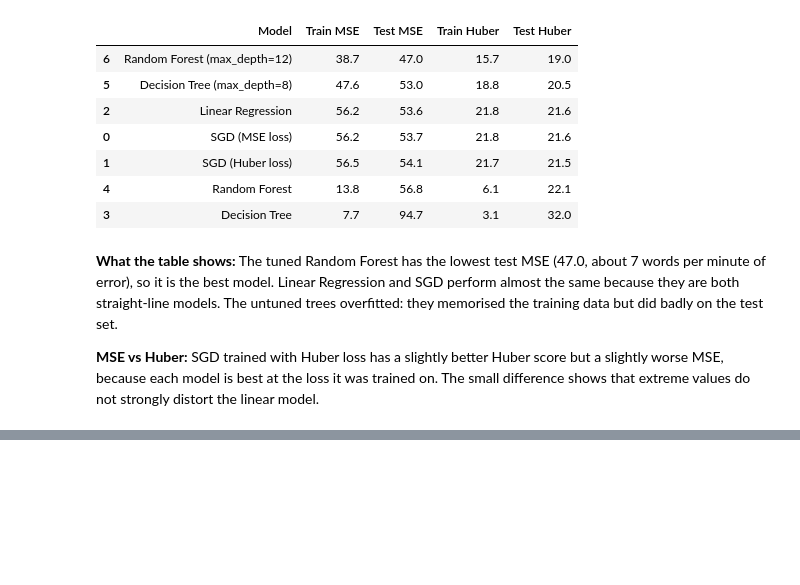
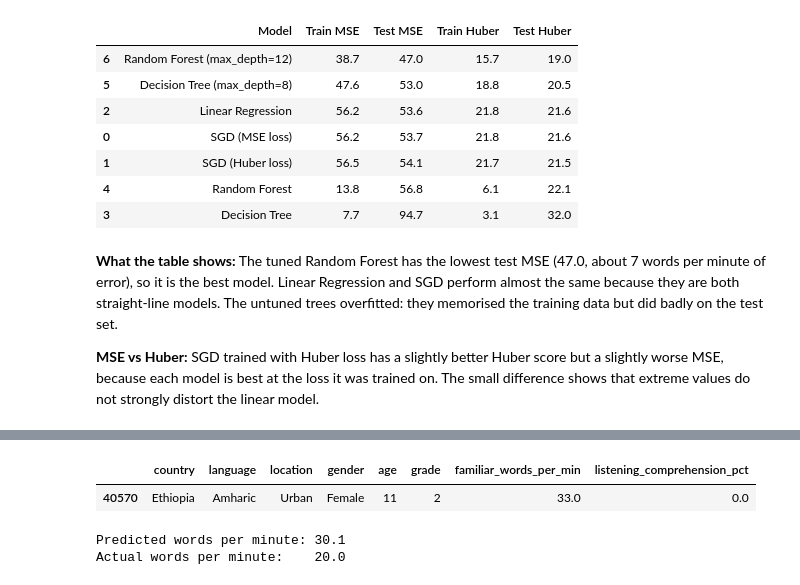
Before and after one commit to ishejaladouce/linear_regression_model, a Jupyter notebook: summative/linear_regression/multivariate.ipynb, the cells around one changed output, grey strips where cells are left out. Saved outputs shown, nothing was run; the diff lists cells and outputs as text; code cells hidden in the pictures; blank space fills up the shorter version.

```diff
--- a/summative/linear_regression/multivariate.ipynb
+++ b/summative/linear_regression/multivariate.ipynb
@@ -280,0 +399,14 @@ results_df
+# %%
+def predict_one(row, model_path="../API/best_model.pkl"):
+    model = joblib.load(model_path)
+    return float(model.predict(row)[0])
+
+one_child = X_test.iloc[[0]]
+display(one_child)
+print("Predicted words per minute:", round(predict_one(one_child), 1))
+print("Actual words per minute:   ", y_test.iloc[0])
+# %% [output]
+|  | country | language | location | gender | age | grade | familiar_words_per_min | listening_comprehension_pct |
+| 40570 | Ethiopia | Amharic | Urban | Female | 11 | 2 | 33.0 | 0.0 |
+Predicted words per minute: 30.1
+Actual words per minute:    20.0
```
Also changed, not shown: parts of 12 cells of this notebook, 1 other file.
